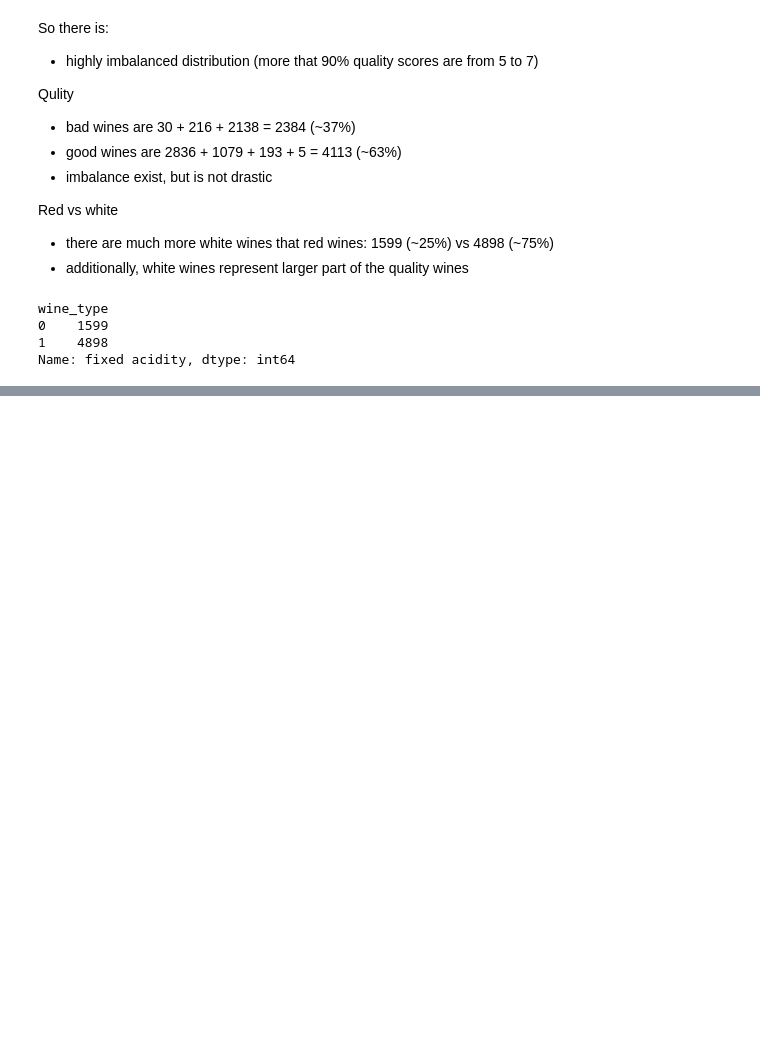
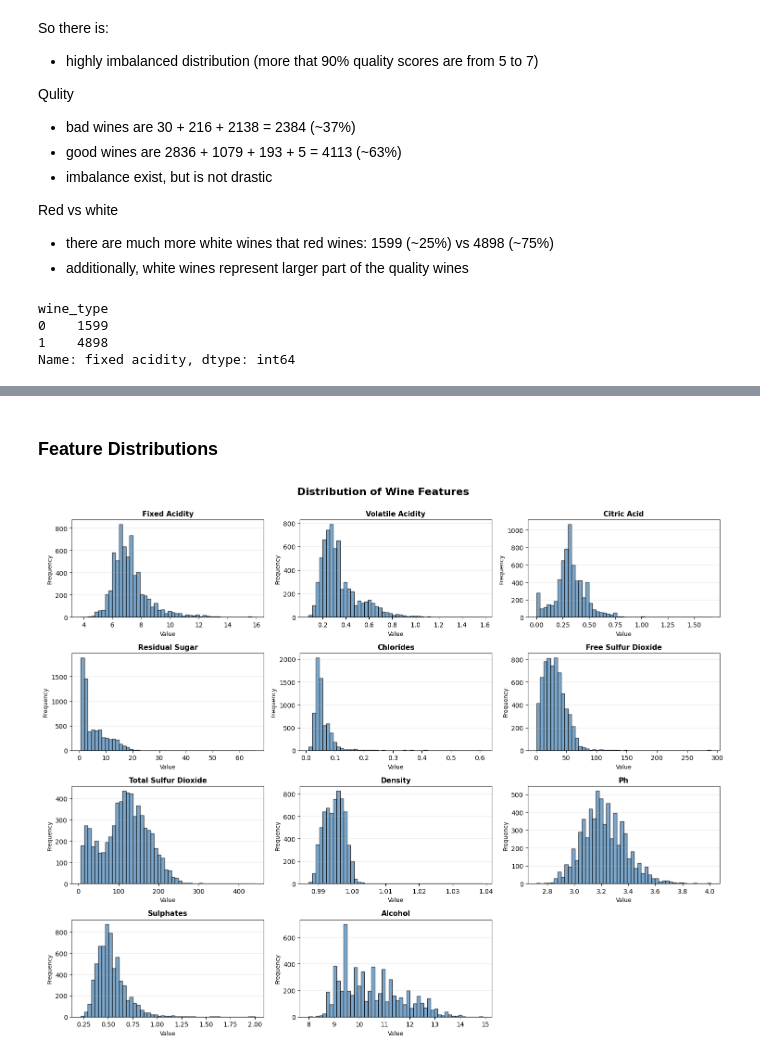
Before and after one commit to nikitaolefir/WineQualityPredicition, a Jupyter notebook: notebooks/exploration.ipynb, the cells around one changed output, grey strips where cells are left out. Cells and saved outputs as stored; diff of their text form; code cells hidden in the pictures; blank space fills up the shorter version.

```diff
--- a/notebooks/exploration.ipynb
+++ b/notebooks/exploration.ipynb
@@ -120,0 +169,28 @@ Name: fixed acidity, dtype: int64
+# %% [markdown]
+### Feature Distributions
+# %%
+feature_cols = [col for col in wines.columns if col not in ['quality', 'label', 'wine_type']]
+
+n_features = len(feature_cols)
+n_cols = 3
+n_rows = (n_features + n_cols - 1) // n_cols
+
+fig, axes = plt.subplots(n_rows, n_cols, figsize=(15, n_rows * 3))
+axes = axes.flatten()
+
+for idx, feature in enumerate(feature_cols):
+    axes[idx].hist(wines[feature], bins=50, color='steelblue', edgecolor='black', alpha=0.7)
+    axes[idx].set_title(feature.replace('_', ' ').title(), fontsize=11, fontweight='bold')
+    axes[idx].set_xlabel('Value', fontsize=9)
+    axes[idx].set_ylabel('Frequency', fontsize=9)
+    axes[idx].grid(axis='y', alpha=0.3)
+
+# Hide empty subplots
+for idx in range(n_features, len(axes)):
+    axes[idx].axis('off')
+
+plt.suptitle('Distribution of Wine Features', fontsize=16, fontweight='bold', y=1.00)
+plt.tight_layout()
+plt.show()
+# %% [output]
+[figure, added]
```
Also changed, not shown: parts of 5 cells of this notebook, 29 other files.
